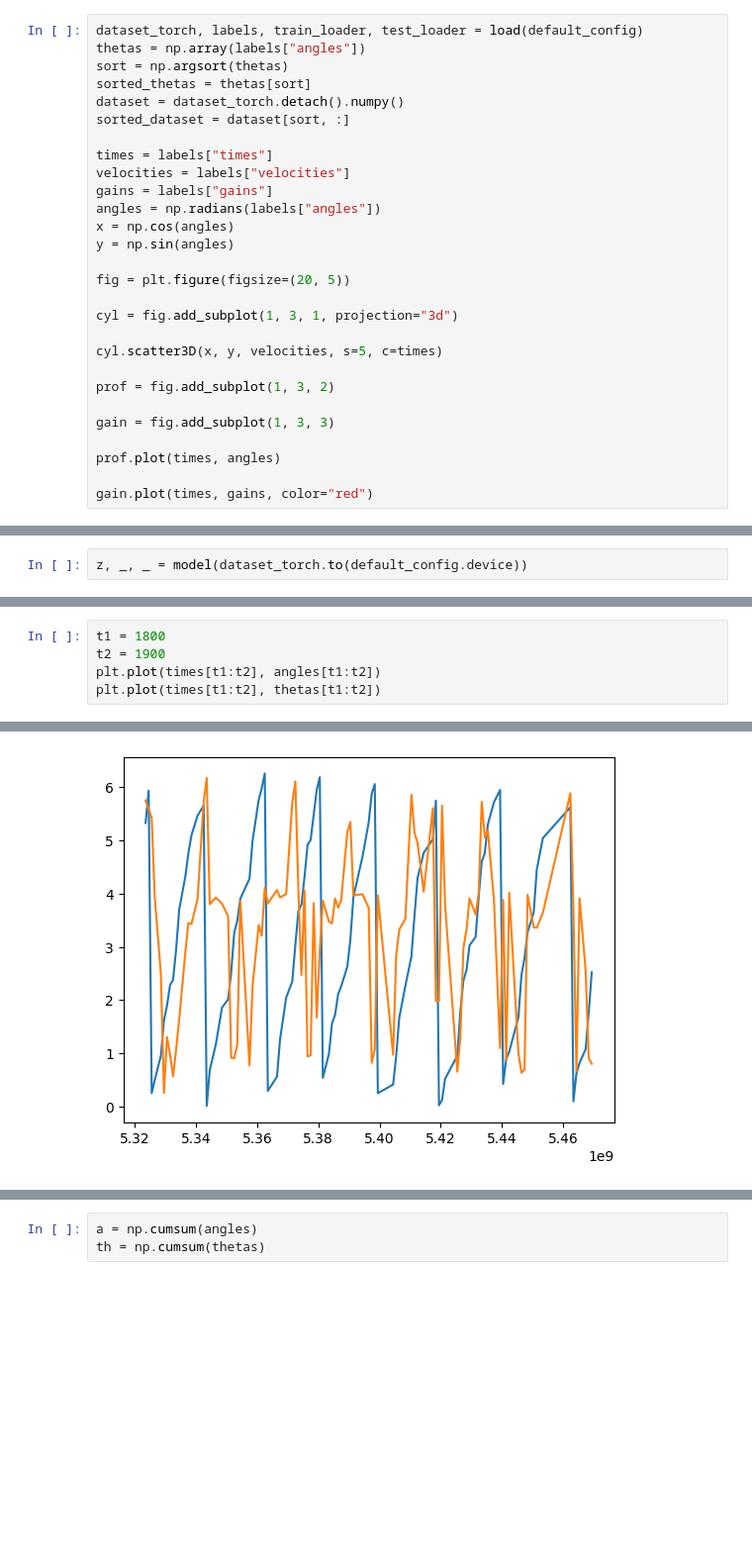
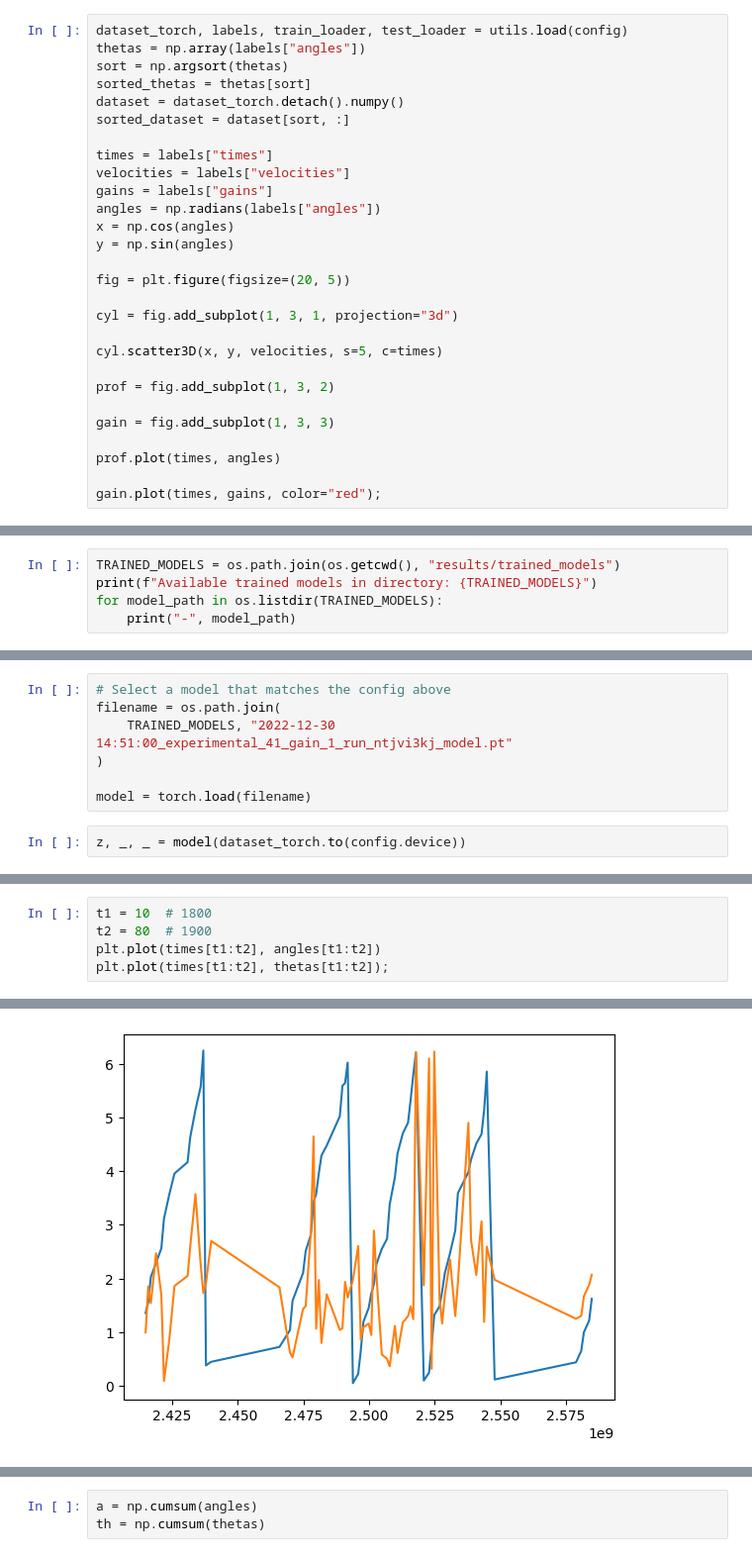
Before and after one commit to geometric-intelligence/neurometry, a Jupyter notebook: neuralgeom/notebooks/4_inspect_results_in_phase_space.ipynb, the cells around one changed output, grey strips where cells are left out. Shown at 99% size. Cells and saved outputs as stored; diff of their text form; blank space fills up the shorter version.

```diff
--- a/neuralgeom/notebooks/4_inspect_results_in_phase_space.ipynb
+++ b/neuralgeom/notebooks/4_inspect_results_in_phase_space.ipynb
@@ -14,5 +107,5 @@ The autoreload extension is already loaded. To reload it, use:
 # %%
-dataset_torch, labels, train_loader, test_loader = load(default_config)
+dataset_torch, labels, train_loader, test_loader = utils.load(config)
 thetas = np.array(labels["angles"])
 sort = np.argsort(thetas)
 sorted_thetas = thetas[sort]
@@ -38,5 +131,5 @@ gain = fig.add_subplot(1, 3, 3)
 
 prof.plot(times, angles)
 
-gain.plot(times, gains, color="red")
+gain.plot(times, gains, color="red");
 # %% [output]
@@ -85,0 +178,5 @@ model = torch.load(filename)
+# %%
+TRAINED_MODELS = os.path.join(os.getcwd(), "results/trained_models")
+print(f"Available trained models in directory: {TRAINED_MODELS}")
+for model_path in os.listdir(TRAINED_MODELS):
+    print("-", model_path)
@@ -86,5 +200,12 @@ model = torch.load(filename)
+# %%
+# Select a model that matches the config above
+filename = os.path.join(
+    TRAINED_MODELS, "2022-12-30 14:51:00_experimental_41_gain_1_run_ntjvi3kj_model.pt"
+)
+
+model = torch.load(filename)
 # %%
-z, _, _ = model(dataset_torch.to(default_config.device))
+z, _, _ = model(dataset_torch.to(config.device))
 # %%
 thetas = (torch.atan2(z[:, 1], z[:, 0]) + 2 * torch.pi) % (2 * torch.pi)
 
@@ -92,6 +218,6 @@ thetas = thetas.cpu().detach().cpu().numpy()
 # %%
-t1 = 1800
-t2 = 1900
+t1 = 10  # 1800
+t2 = 80  # 1900
 plt.plot(times[t1:t2], angles[t1:t2])
-plt.plot(times[t1:t2], thetas[t1:t2])
+plt.plot(times[t1:t2], thetas[t1:t2]);
 # %% [output]
@@ -99,4 +224,4 @@ plt.plot(times[t1:t2], thetas[t1:t2])
-[figure, old version]
+[figure, new version]
 # %%
 fig = plt.figure(figsize=(20, 10))
 
```
Also changed, not shown: parts of 21 cells of this notebook, 7 other files.
